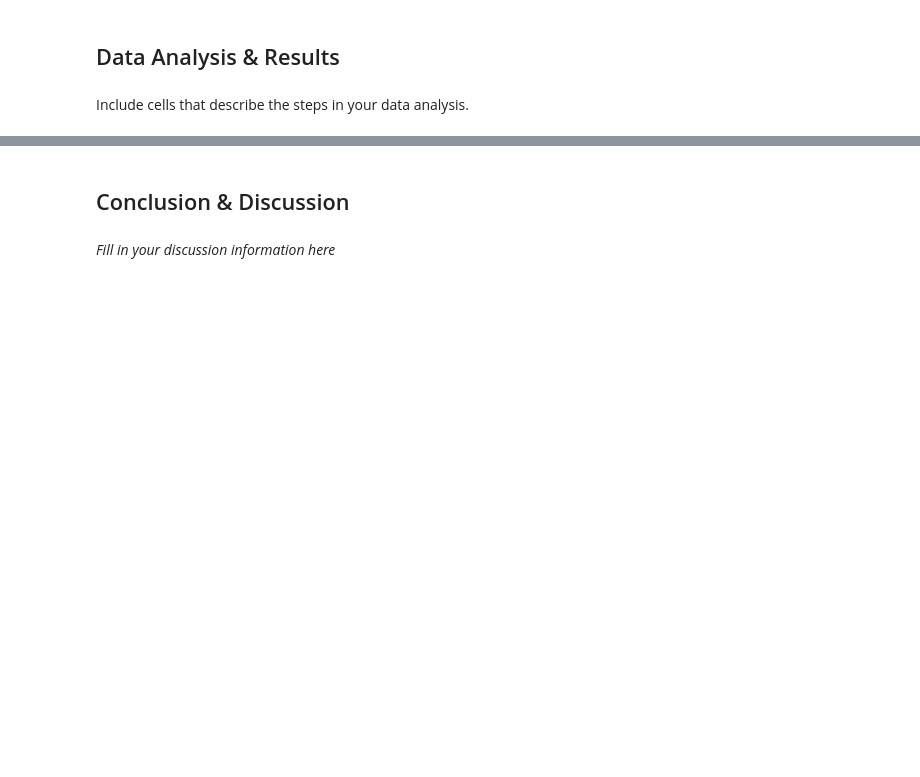
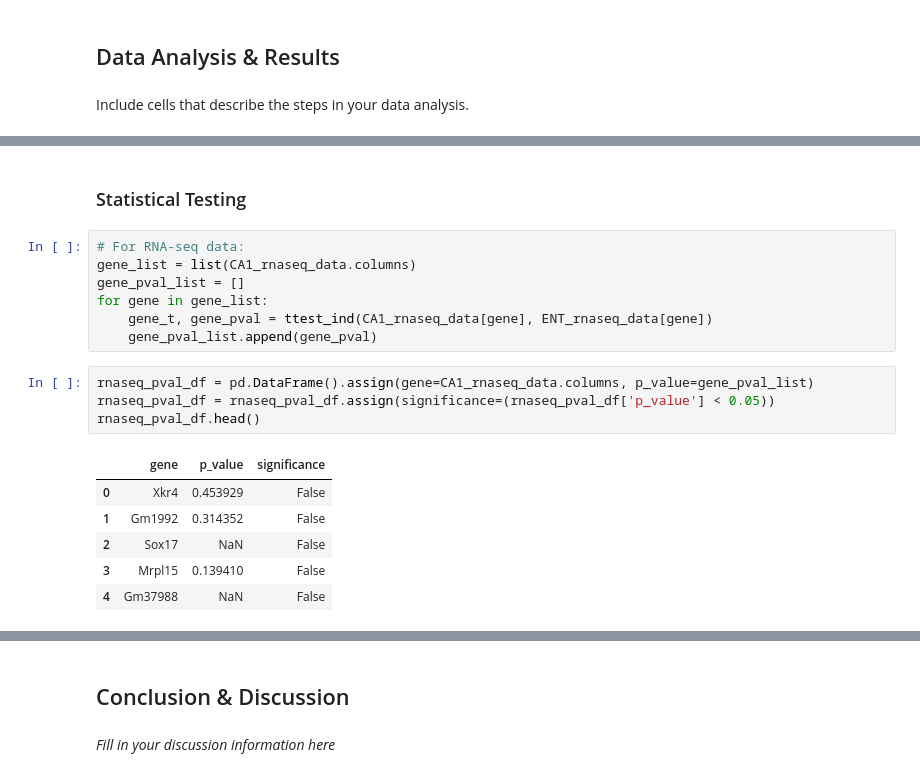
Before and after one commit to pbvijaya/BIPN162_Cell_Types, a Jupyter notebook: CellTypesProject.ipynb, the cells around one changed output, grey strips where cells are left out. Saved outputs shown, nothing was run; the diff lists cells and outputs as text; blank space fills up the shorter version.

```diff
--- a/CellTypesProject.ipynb
+++ b/CellTypesProject.ipynb
@@ -327,0 +308,20 @@ plt.show()
+# %% [markdown]
+### Statistical Testing
+# %%
+# For RNA-seq data:
+gene_list = list(CA1_rnaseq_data.columns)
+gene_pval_list = []
+for gene in gene_list:
+    gene_t, gene_pval = ttest_ind(CA1_rnaseq_data[gene], ENT_rnaseq_data[gene])
+    gene_pval_list.append(gene_pval)
+# %%
+rnaseq_pval_df = pd.DataFrame().assign(gene=CA1_rnaseq_data.columns, p_value=gene_pval_list)
+rnaseq_pval_df = rnaseq_pval_df.assign(significance=(rnaseq_pval_df['p_value'] < 0.05))
+rnaseq_pval_df.head()
+# %% [output]
+|  | gene | p_value | significance |
+| 0 | Xkr4 | 0.453929 | False |
+| 1 | Gm1992 | 0.314352 | False |
+| 2 | Sox17 | NaN | False |
+| 3 | Mrpl15 | 0.139410 | False |
+| 4 | Gm37988 | NaN | False |
```
Also changed, not shown: parts of 12 cells of this notebook.
